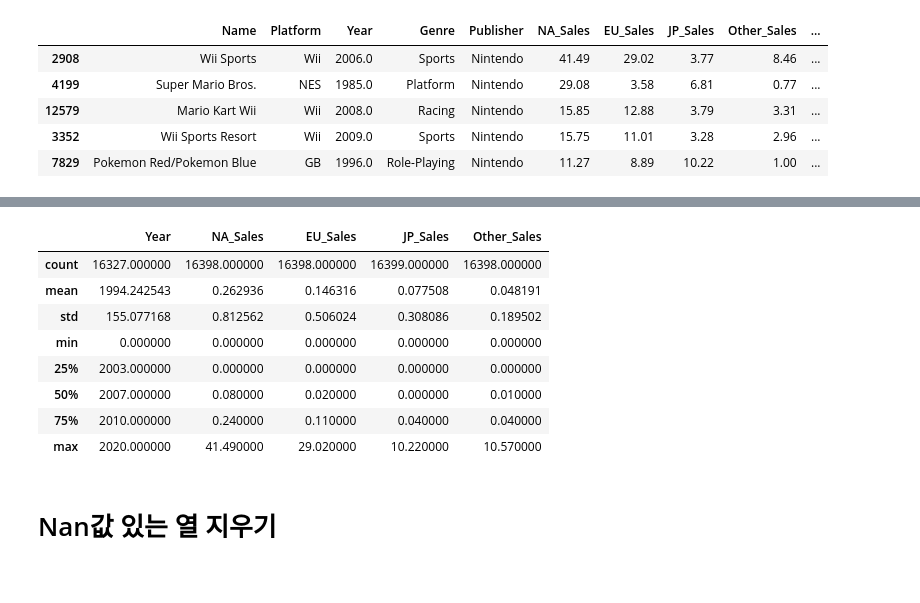
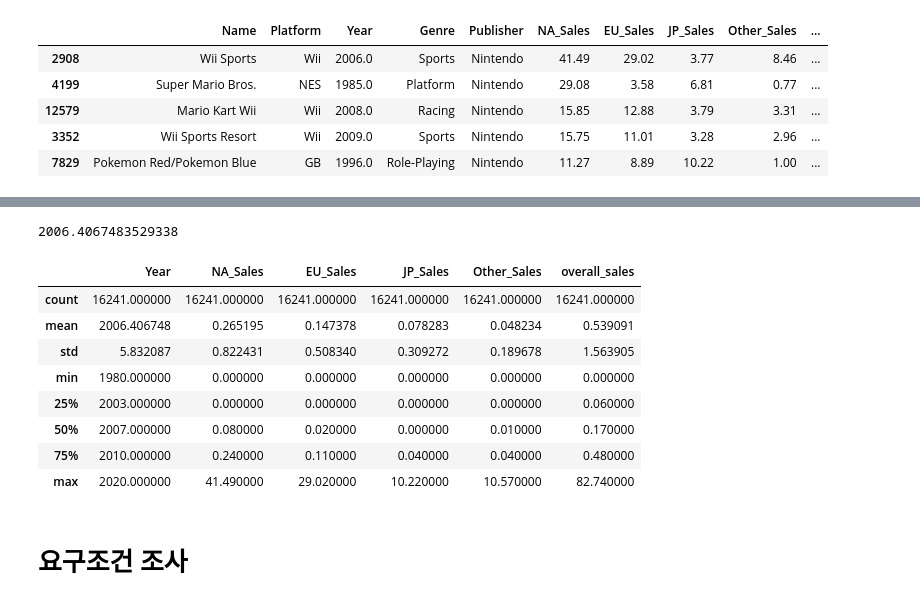
Before and after one commit to syh0397/codestates-AI-bootcamp-1, a Jupyter notebook: Untitled0.ipynb, the cells around one changed output, grey strips where cells are left out. Saved outputs shown, nothing was run; the diff lists cells and outputs as text; code cells hidden in the pictures.

```diff
--- a/Untitled0.ipynb
+++ b/Untitled0.ipynb
@@ -287,8 +304,8 @@ Year에서 최솟값이 0 이고 평균이 1994 라는 이야기는 숫자가
 # %%
-def func (x):
+def set (x):
     if x < 30 :
         return x + 2000
     elif x >= 30 and x < 100 :
         return x + 1900
     else:
-        return
+        return x
@@ -311,14 +312,24 @@ Name: Year, Length: 16598, dtype: float64
-# %%
-df1.describe()
-# %% [output]
-|  | Year | NA_Sales | EU_Sales | JP_Sales | Other_Sales |
-| count | 16327.000000 | 16398.000000 | 16398.000000 | 16399.000000 | 16398.000000 |
-| mean | 1994.242543 | 0.262936 | 0.146316 | 0.077508 | 0.048191 |
-| std | 155.077168 | 0.812562 | 0.506024 | 0.308086 | 0.189502 |
-| min | 0.000000 | 0.000000 | 0.000000 | 0.000000 | 0.000000 |
-| 25% | 2003.000000 | 0.000000 | 0.000000 | 0.000000 | 0.000000 |
-| 50% | 2007.000000 | 0.080000 | 0.020000 | 0.000000 | 0.010000 |
-| 75% | 2010.000000 | 0.240000 | 0.110000 | 0.040000 | 0.040000 |
-| max | 2020.000000 | 41.490000 | 29.020000 | 10.220000 | 10.570000 |
-# %% [markdown]
-# Nan값 있는 열 지우기
+# %%
+df1_after_nan1= df1_after_nan["Year"].apply(lambda x : set(x))
+df1_after_nan1.mean()
+#수정완료
+# %% [output]
+2006.4067483529338
+# %%
+a = df1_after_nan.drop(['Year'], axis = 1)
+# %%
+df1_after_year = pd.concat([df1_after_nan1, a], axis = 1)
+df1_after_year.describe()
+#전처리 끝
+# %% [output]
+|  | Year | NA_Sales | EU_Sales | JP_Sales | Other_Sales | overall_sales |
+| count | 16241.000000 | 16241.000000 | 16241.000000 | 16241.000000 | 16241.000000 | 16241.000000 |
+| mean | 2006.406748 | 0.265195 | 0.147378 | 0.078283 | 0.048234 | 0.539091 |
+| std | 5.832087 | 0.822431 | 0.508340 | 0.309272 | 0.189678 | 1.563905 |
+| min | 1980.000000 | 0.000000 | 0.000000 | 0.000000 | 0.000000 | 0.000000 |
+| 25% | 2003.000000 | 0.000000 | 0.000000 | 0.000000 | 0.000000 | 0.060000 |
+| 50% | 2007.000000 | 0.080000 | 0.020000 | 0.000000 | 0.010000 | 0.170000 |
+| 75% | 2010.000000 | 0.240000 | 0.110000 | 0.040000 | 0.040000 | 0.480000 |
+| max | 2020.000000 | 41.490000 | 29.020000 | 10.220000 | 10.570000 | 82.740000 |
+# %% [markdown]
+# 요구조건 조사
```
Also changed, not shown: parts of 12 cells of this notebook.
